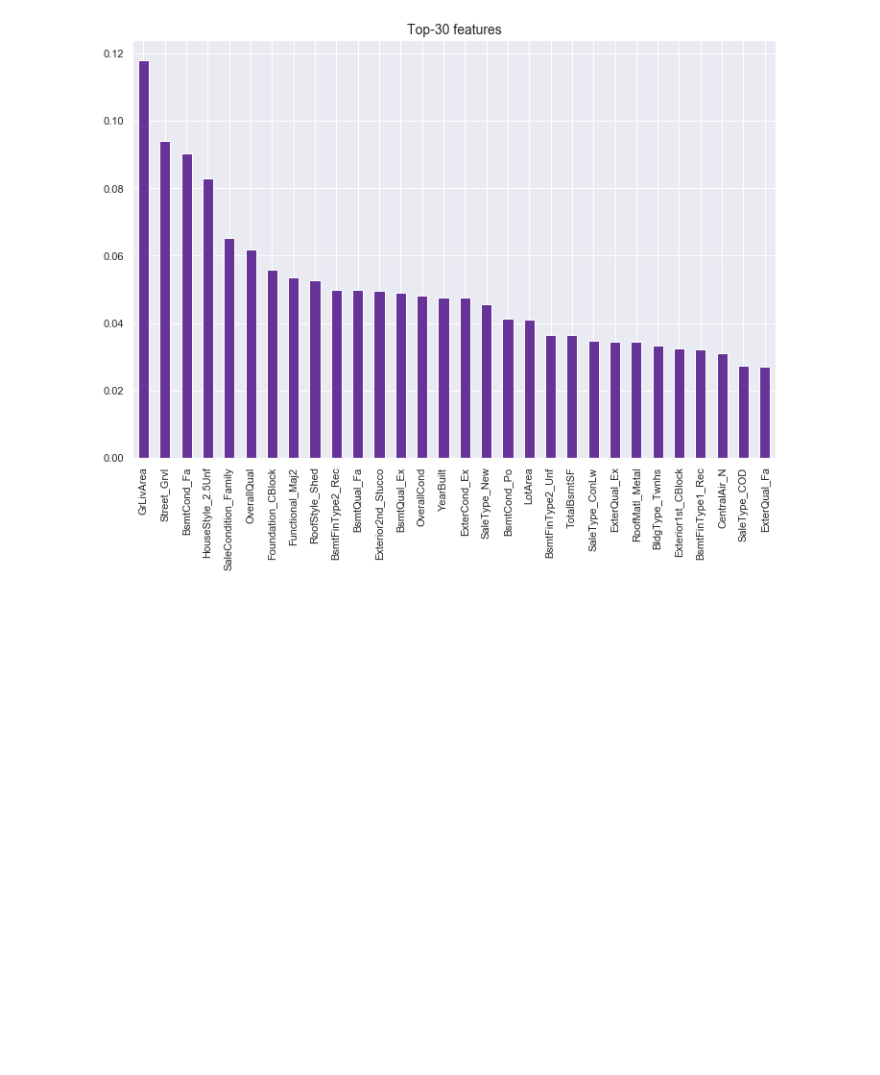
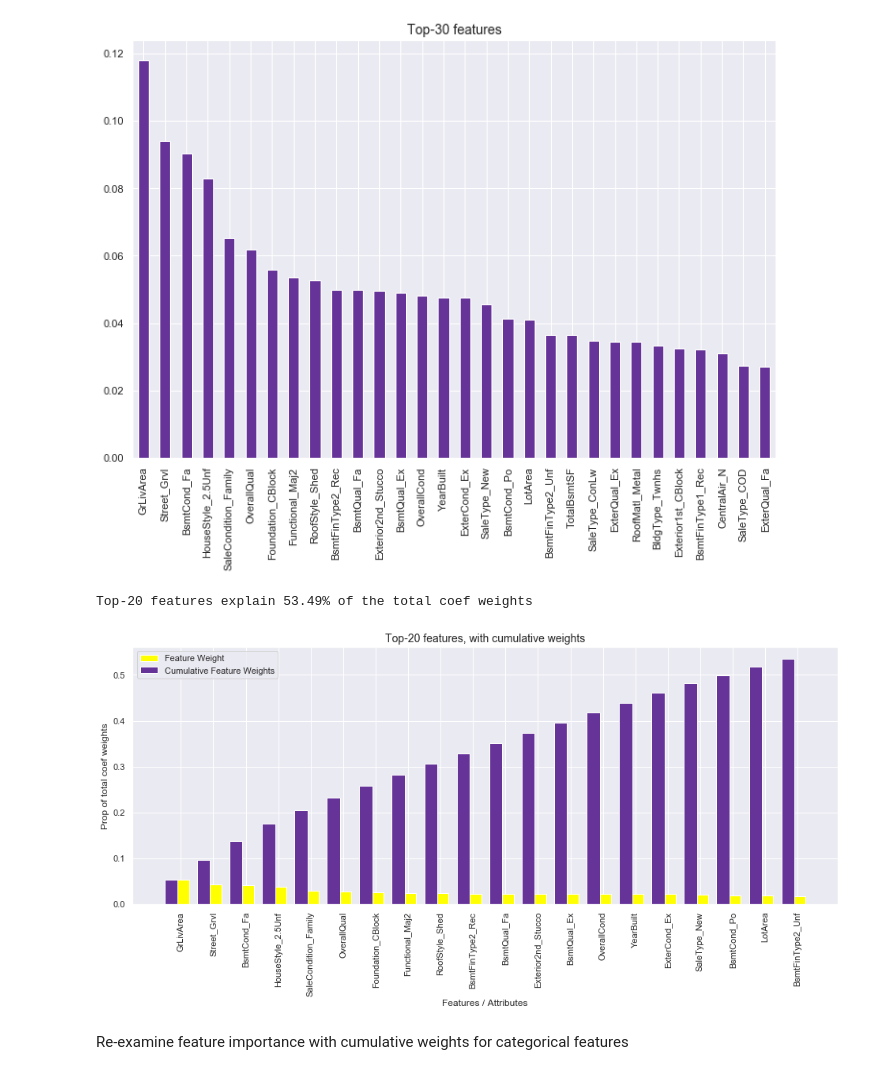
Before and after one commit to rbuerki/projects-ml, a Jupyter notebook: price_prediction_ames_housing/4-Interpretation_Feature_Importance.ipynb, the cells around one changed output. Drawn from its saved outputs; the diff is of its cells as text; code cells hidden in the pictures; blank space fills up the shorter version.

Commit message:
FEAT: add cumulative weights

```diff
--- a/price_prediction_ames_housing/4-Interpretation_Feature_Importance.ipynb
+++ b/price_prediction_ames_housing/4-Interpretation_Feature_Importance.ipynb
@@ -57,12 +57,3 @@ pd.options.display.max_columns = 100
 elastic_net_final = joblib.load('models/elastic_net_final.pkl')
 # %% [markdown]
 ## Calculate Feature Importance for ElasticNet Model
-# %%
-EN_coefs = pd.DataFrame(elastic_net_final.coef_.round(2), index=feature_names, columns=['weight'])
-# Sort by absolute weights
-
-coefs_df['abs_coefs'] = np.abs(coefs_df['effect'])
-
-        coefs_df = coefs_df.sort_values('abs_coefs', ascending=False)
-
-        coefs_df.drop('abs_coefs', axis=1, inplace=True)
@@ -74,5 +60,5 @@ OverallQual              0.06
 # %%
-def print_coef_weights(model, feature_names, drop_zero=False):
+def get_coef_weights(model, feature_names, drop_zero=False):
     ''' Returns DataFrame with coefficient weights for the features. If
     drop_zero ist True, then only features with weights != 0 are returned.
 
@@ -100,7 +86,7 @@ def print_coef_weights(model, feature_names, drop_zero=False):
 
     return coefs_df
 # %%
-EN_weights = print_coef_weights(elastic_net_final, feature_names, drop_zero=True)
+EN_weights = get_coef_weights(elastic_net_final, feature_names, drop_zero=True)
 # %%
 def plot_coef_weights(coefs_df, feature_names, n_plot=30):
 
@@ -119,3 +105,32 @@ plot_coef_weights(EN_weights, feature_names)
 101 features remaining with weight > 0,
 this equals a reduction of 67.21%
 [figure]
+# %%
+def plot_coef_weights_advanced(coefs_df, n_plot=15):
+
+    cum_total = np.cumsum(coefs_df.iloc[:,0])[-1]
+    coefs_df = pd.DataFrame(coefs_df.iloc[:n_plot, 0].apply(np.abs))
+
+    fig, ax = plt.subplots(figsize=(16, 6))
+    plt.bar(np.arange(len(coefs_df)), coefs_df.iloc[:, 0]/cum_total, width = 0.5, align="center",
+            color = 'yellow', label = "Feature Weight")
+    plt.bar(np.arange(len(coefs_df)) - 0.3, np.cumsum(coefs_df.iloc[:, 0])/cum_total, width = 0.4,
+            align = "center", color = 'rebeccapurple', label = "Cumulative Feature Weights")
+
+    # styling
+    plt.title("Top-{0:d} features, with cumulative weights".format(n_plot), size=14)
+    plt.ylabel("Prop of total coef weights")
+    plt.xlabel("Features / Attributes")
+    plt.xticks(np.arange(len(coefs_df)), coefs_df.index, rotation=90)
+    plt.legend(loc = 'upper left');
+
+    cum_prop = np.cumsum(coefs_df.iloc[:,0])[-1] / cum_total
+    print("\nTop-{0:d} features explain {1:2.2f}% of the total coef weights".format(
+            n_plot, cum_prop*100))
+# %%
+plot_coef_weights_advanced(EN_weights, n_plot=20)
+# %% [output]
+Top-20 features explain 53.49% of the total coef weights
+[figure, added]
+# %% [markdown]
+Re-examine feature importance with cumulative weights for categorical features
```
Also changed, not shown: parts of 6 cells of this notebook.
